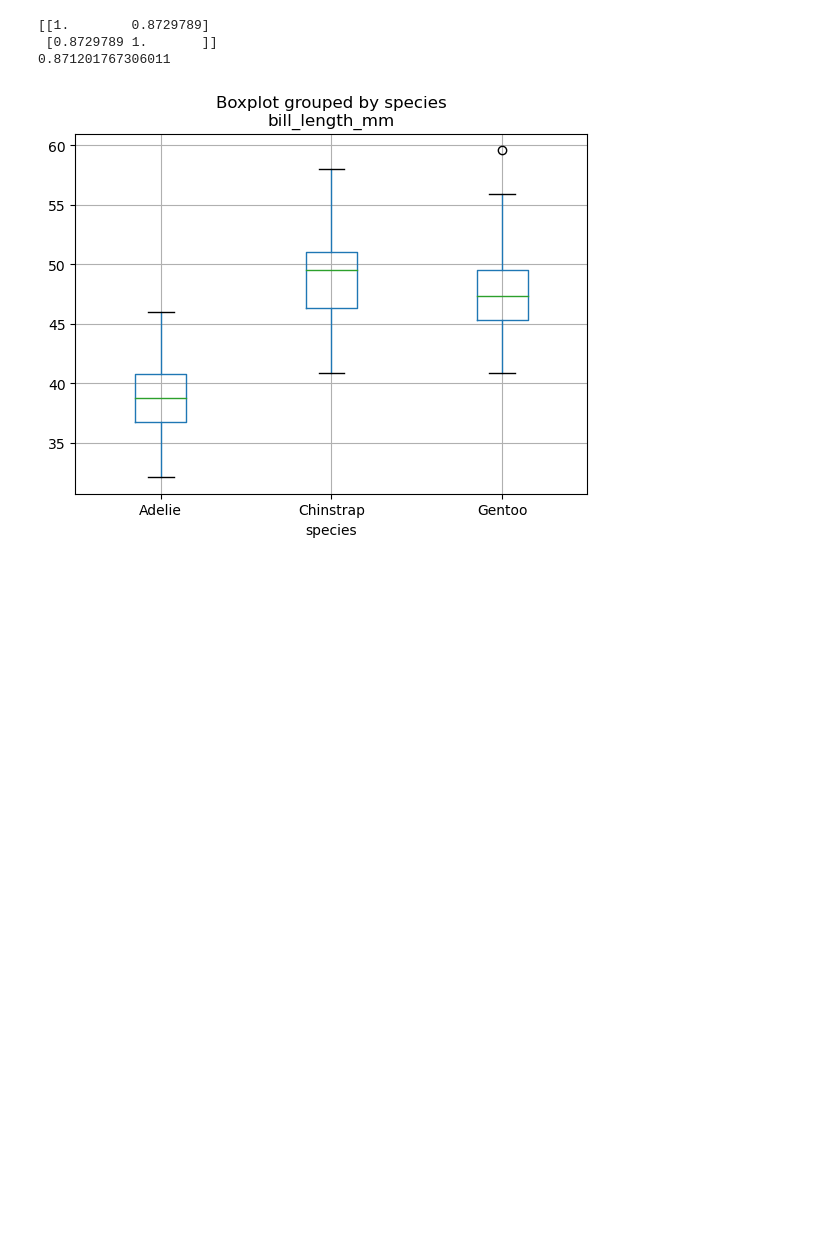
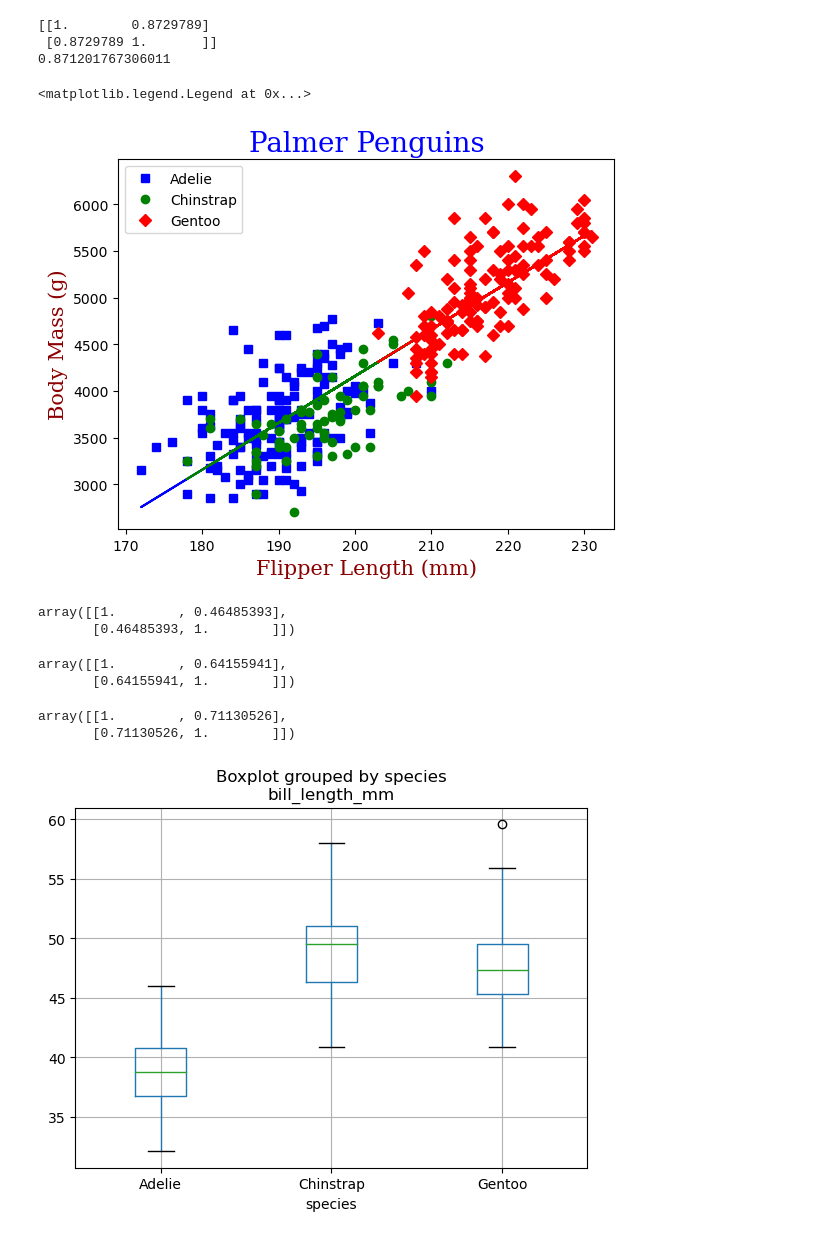
Before and after one commit to MikeCurleyCoosan/myproject, a Jupyter notebook: penguins.ipynb, the cells around one changed output. Cells and saved outputs as stored; diff of their text form; code cells hidden in the pictures; blank space fills up the shorter version.

Commit message:
Breaking down the flipper length vs body mass correlation by species

```diff
--- a/penguins.ipynb
+++ b/penguins.ipynb
@@ -607,6 +608,71 @@ print(without_using_numpy)
 [[1.        0.8729789]
  [0.8729789 1.       ]]
 0.871201767306011
+# %%
+flipper_len_adelie = flipper_len[df_without_na['species'] == 'Adelie'] #Create a new data series with the flipper length data for Adelie penguins.
+flipper_len_adelie.to_numpy() #Convert the data series to a numpy array.
+
+body_mass_adelie = body_mass[df_without_na['species'] == 'Adelie'] #Create a new data series with the body mass data for Ad
+
+flipper_len_chinstrap = flipper_len[df_without_na['species'] == 'Chinstrap'] #Create a new data series with the flipper length data for Chinstrap penguins.
+flipper_len_chinstrap.to_numpy() #Convert the data series to a numpy array.
+
+body_mass_chinstrap = body_mass[df_without_na['species'] == 'Chinstrap'] #Create a new data series with the body mass data for Chinstrap penguins.
+
+
+flipper_len_gentoo = flipper_len[df_without_na['species'] == 'Gentoo'] #Create a new data series with the flipper length data for Gentoo penguins.
+flipper_len_gentoo.to_numpy() #Convert the data series to a numpy array.
+
+body_mass_gentoo = body_mass[df_without_na['species'] == 'Gentoo'] #Create a new data series with the body mass data for Gentoo penguins.
+
+fig, ax = plt.subplots() #Create a new figure and axis.
+
+#Set the font for the x and y axis labels and the title (https://www.w3schools.com/python/matplotlib_labels.asp)
+font1 = {'family':'serif','color':'blue','size':20}
+font2 = {'family':'serif','color':'darkred','size':15}
+
+# Simple plot.
+
+ax.plot(flipper_len_adelie, body_mass_adelie, 's', label='Adelie', color='blue') #Plot the flipper length against the body mass for Adelie penguins.
+ax.plot(flipper_len_adelie, m * flipper_len_adelie+ c, 'b-')
+ax.plot(flipper_len_chinstrap, body_mass_chinstrap, 'o', label='Chinstrap', color='green') #Plot the flipper length against the body mass for Chinstrap penguins.
+ax.plot(flipper_len_chinstrap, m * flipper_len_chinstrap+ c, 'g-')
+ax.plot(flipper_len_gentoo, body_mass_gentoo, 'D', label='Gentoo', color='red') #Plot the flipper length against the body mass for Gentoo penguins.
+ax.plot(flipper_len_gentoo, m * flipper_len_gentoo+ c, 'r-')
+
+# Axis labels.
+ax.set_xlabel('Flipper Length (mm)', fontdict=font2) #Set the x-axis label.
+ax.set_ylabel('Body Mass (g)', fontdict=font2) #Set the y-axis label.
+
+# Title.
+ax.set_title('Palmer Penguins', fontdict=font1) #Set the title of the plot.
+
+# Show the legend.
+ax.legend()
+# %% [output]
+<matplotlib.legend.Legend at 0x...>
+[figure, added]
+# %%
+adelie_correlation = np.corrcoef(flipper_len_adelie, body_mass_adelie)
+
+adelie_correlation
+# %% [output]
+array([[1.        , 0.46485393],
+       [0.46485393, 1.        ]])
+# %%
+chinstrap_correlation = np.corrcoef(flipper_len_chinstrap, body_mass_chinstrap)
+
+chinstrap_correlation
+# %% [output]
+array([[1.        , 0.64155941],
+       [0.64155941, 1.        ]])
+# %%
+gentoo_correlation = np.corrcoef(flipper_len_gentoo, body_mass_gentoo)
+
+gentoo_correlation
+# %% [output]
+array([[1.        , 0.71130526],
+       [0.71130526, 1.        ]])
 # %%
 boxplot = df.boxplot(column=['bill_length_mm'], by='species')
 # %% [output]
```
Also changed, not shown: parts of 1 cell of this notebook.
